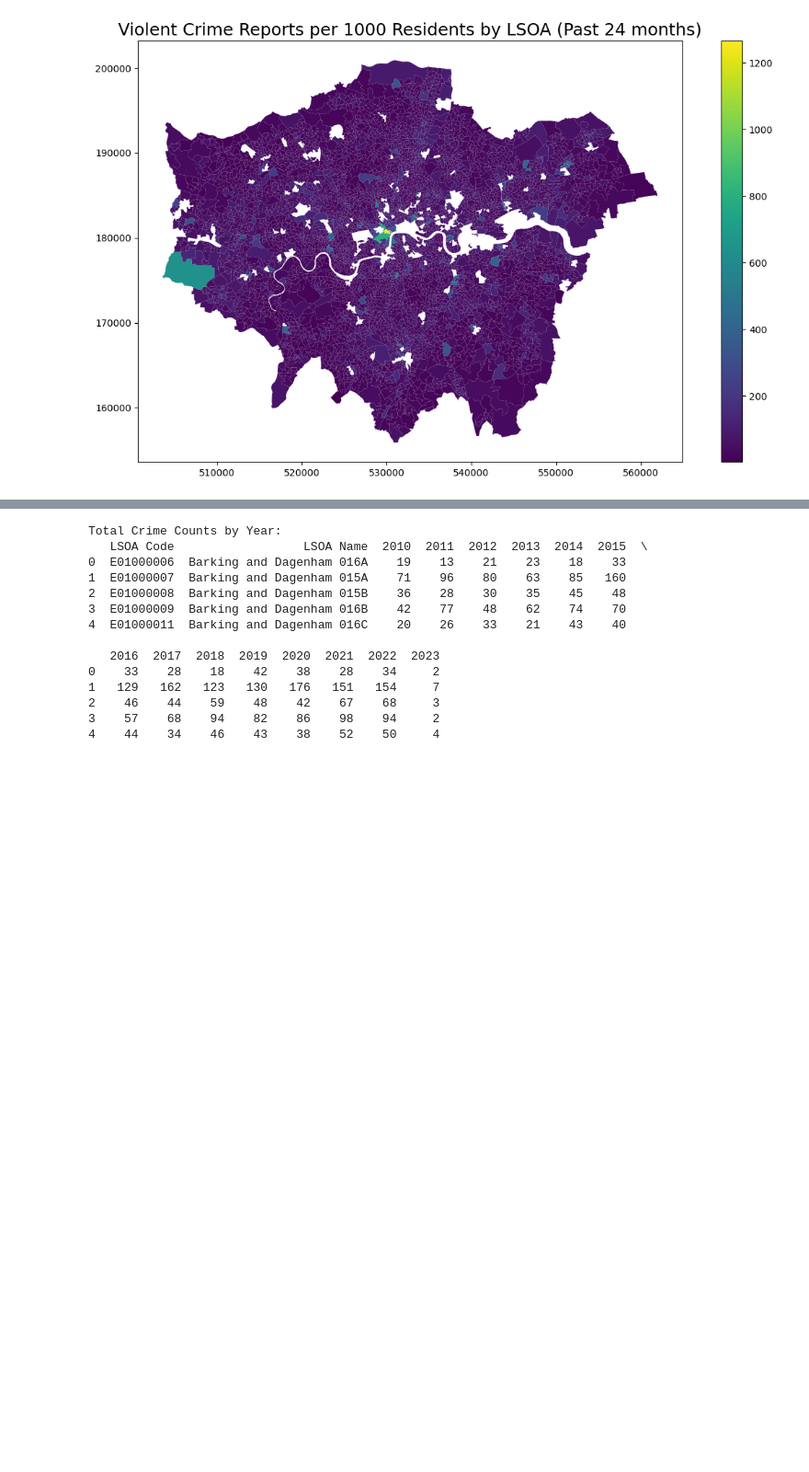
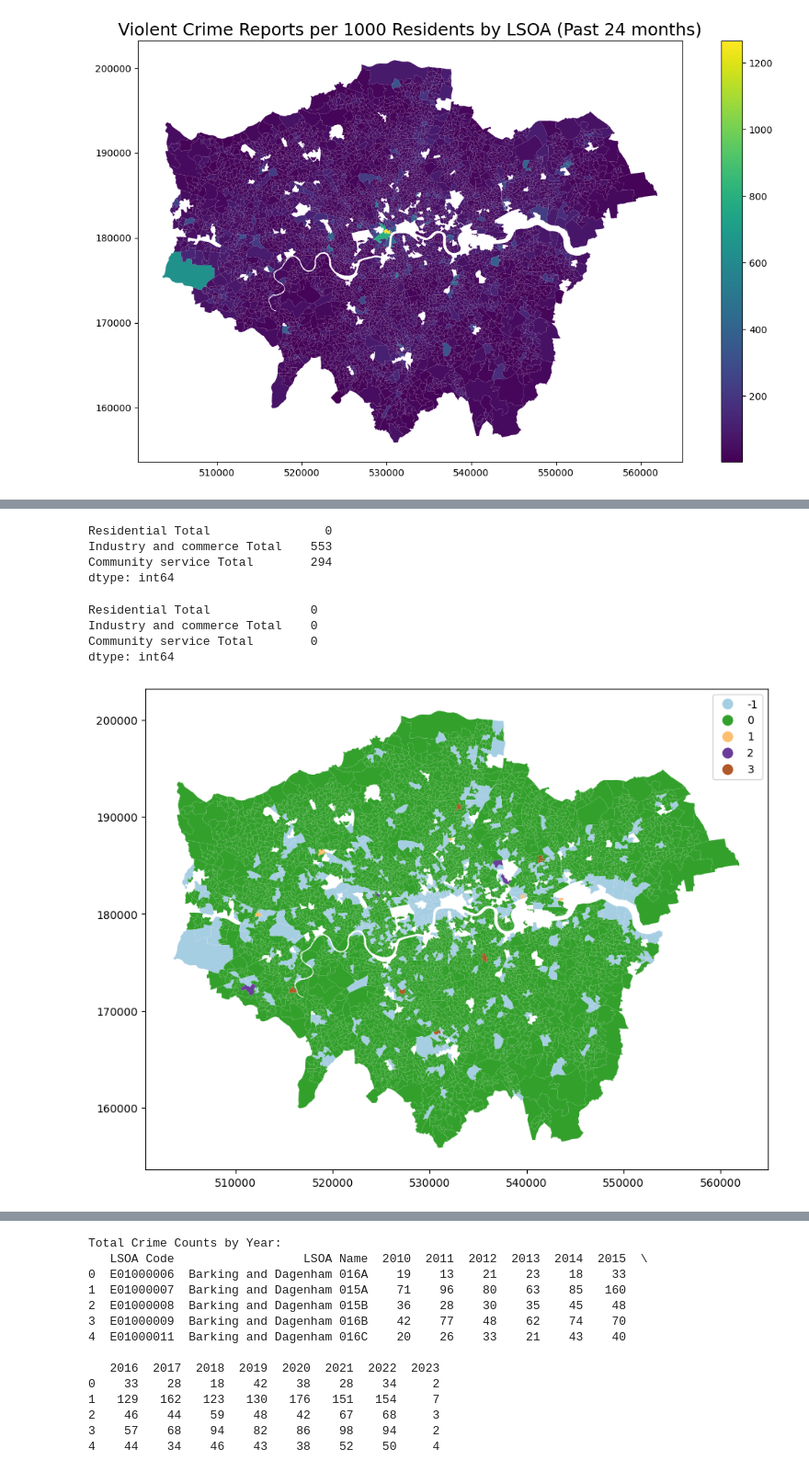
Before and after one commit to jyjylow/casa0006-assessment, a Jupyter notebook: CASA0006_Assessment.ipynb, the cells around one changed output, grey strips where cells are left out. Shown at 92% size. Drawn from its saved outputs; the diff is of its cells as text; code cells hidden in the pictures; blank space fills up the shorter version.

```diff
--- a/CASA0006_Assessment.ipynb
+++ b/CASA0006_Assessment.ipynb
@@ -455,0 +483,39 @@ plt.show()
+# %%
+# Checking for NaNs
+normed[['Residential Total',
+         'Industry and commerce Total',
+         'Community service Total']].isna().sum()
+# %% [output]
+Residential Total                0
+Industry and commerce Total    553
+Community service Total        294
+dtype: int64
+# %%
+# Replacing NaNs with 0 so that we can conduct clustering analysis
+normed_0 = normed.fillna(0)
+
+# Checking that there are no NaN values
+normed_0[['Residential Total',
+         'Industry and commerce Total',
+         'Community service Total']].isna().sum()
+# %% [output]
+Residential Total              0
+Industry and commerce Total    0
+Community service Total        0
+dtype: int64
+# %%
+minPts = 6 # normed.shape[1] + 1
+epsilon = 0.25
+dbsc = DBSCAN(eps=epsilon, min_samples=minPts)
+dbsc.fit(normed_0)
+
+# Extracting cluster labels from DBSCAN object
+merged_all_dbscan = merged_all.copy()
+merged_all_dbscan['cluster_nm'] = dbsc.labels_
+merged_all_dbscan.plot(column='cluster_nm',
+                categorical=True,
+                legend=True,
+                figsize=(12,8),
+                cmap='Paired');
+# %% [output]
+[figure, added]
```
Also changed, not shown: parts of 46 cells of this notebook.
